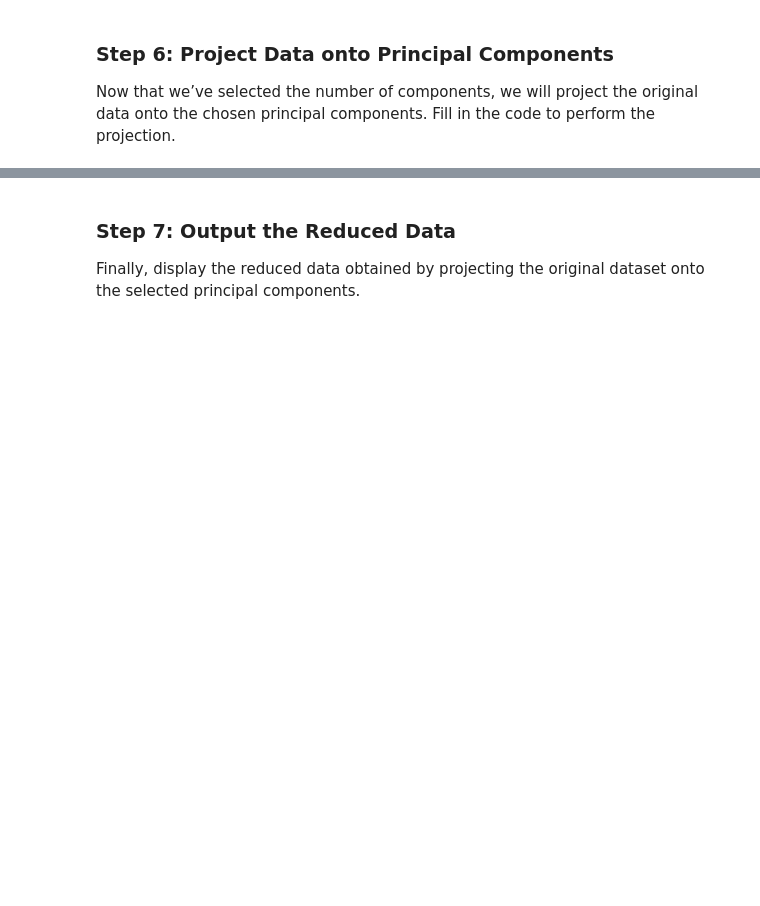
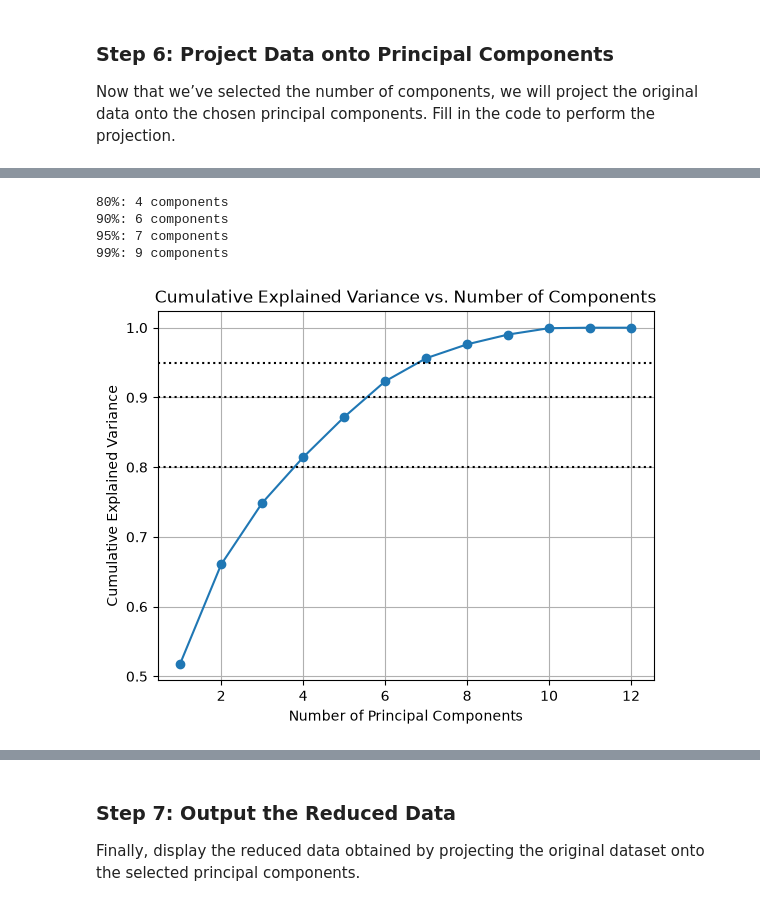
Before and after one commit to Eelaf-Adam/PCA_PAIR_TEAM-_4-, a Jupyter notebook: Template_PCA_Formative_1[PCA_PAIR_TEAM__4_].ipynb, the cells around one changed output, grey strips where cells are left out. Drawn from its saved outputs; the diff is of its cells as text; code cells hidden in the pictures; blank space fills up the shorter version.

```diff
--- a/Template_PCA_Formative_1[PCA_PAIR_TEAM__4_].ipynb
+++ b/Template_PCA_Formative_1[PCA_PAIR_TEAM__4_].ipynb
@@ -148,0 +204,27 @@ reduced_data[:5]
+# %%
+thresholds = [0.80, 0.90, 0.95, 0.99]
+
+cumulative_variance = np.cumsum(explained_variance_ratio)
+
+for threshold in thresholds:
+    n_components = np.argmax(cumulative_variance >= threshold) + 1
+    print(f"{threshold:.0%}: {n_components} components")
+# %% [output]
+80%: 4 components
+90%: 6 components
+95%: 7 components
+99%: 9 components
+# %%
+components = np.arange(1, len(cumulative_variance) + 1)
+
+plt.plot(components, cumulative_variance, marker='o')
+plt.xlabel("Number of Principal Components")
+plt.ylabel("Cumulative Explained Variance")
+plt.title("Cumulative Explained Variance vs. Number of Components")
+plt.axhline(0.80, linestyle='dotted', label='80%', color='black')
+plt.axhline(0.90, linestyle='dotted', label='90%', color='black')
+plt.axhline(0.95, linestyle='dotted', label='95%', color='black')
+plt.grid(True)
+plt.show()
+# %% [output]
+[figure, added]
```
Also changed, not shown: parts of 7 cells of this notebook.
